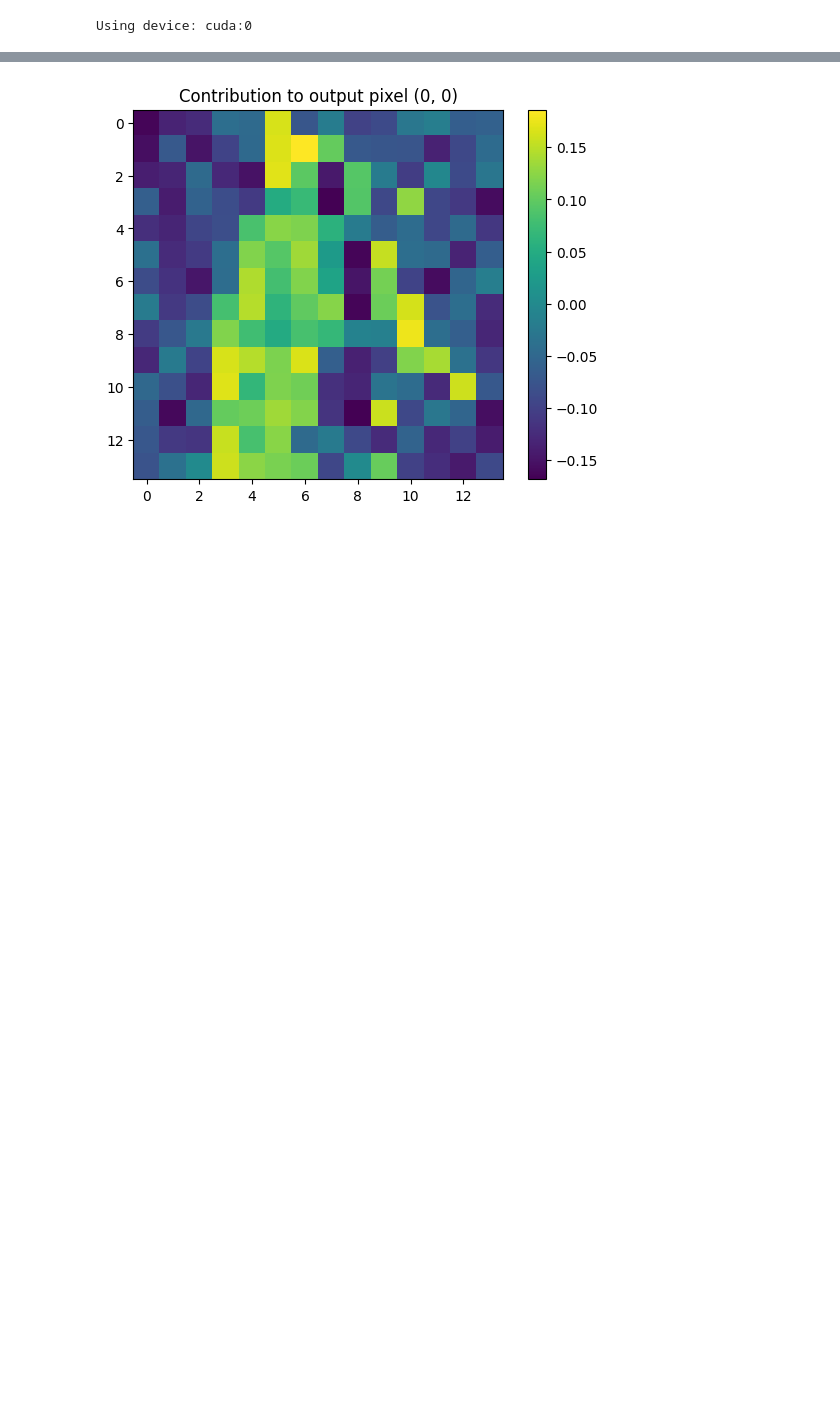
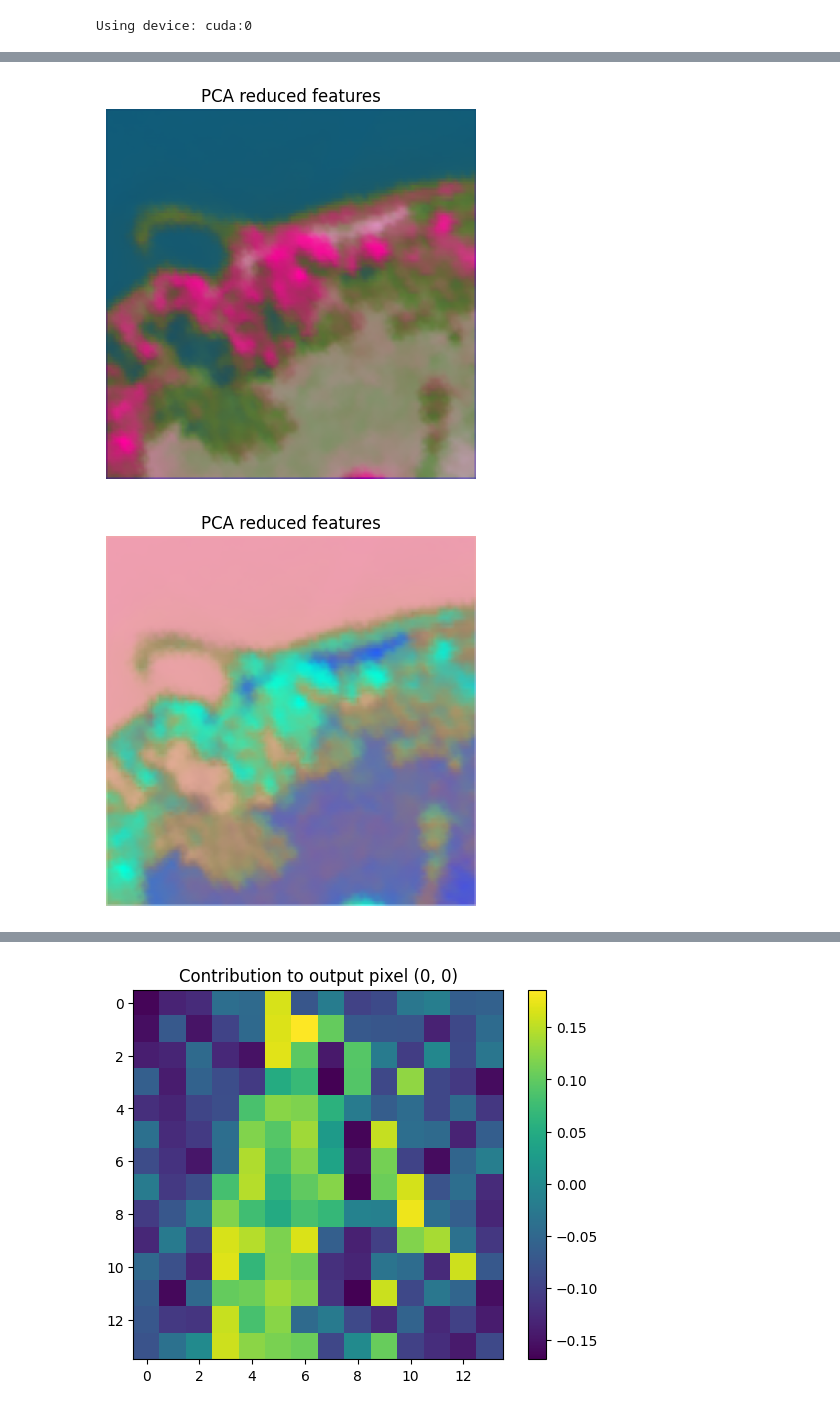
Before and after one commit to edabier/SS-HSU_benchmark, a Jupyter notebook: fm_unmixing.ipynb, the cells around one changed output, grey strips where cells are left out. Drawn from its saved outputs; the diff is of its cells as text; code cells hidden in the pictures; blank space fills up the shorter version.

```diff
--- a/fm_unmixing.ipynb
+++ b/fm_unmixing.ipynb
@@ -293,0 +263,9 @@ Average SAD = 0.6340 ± 0.002, NMSE = 0.6211 ± 0.018
+# %%
+i=0
+plots.plot_pca_features(upsampled_features[i].flatten(1))
+plots.plot_pca_features(upsampled_features[i+1].flatten(1))
+plots.plot_pca_features(upsampled_features[i+2].flatten(1))
+plots.plot_pca_features(upsampled_features[i+3].flatten(1))
+# %% [output]
+[figure, added]
+[figure, added]
```
Also changed, not shown: parts of 9 cells of this notebook, 5 other files.
